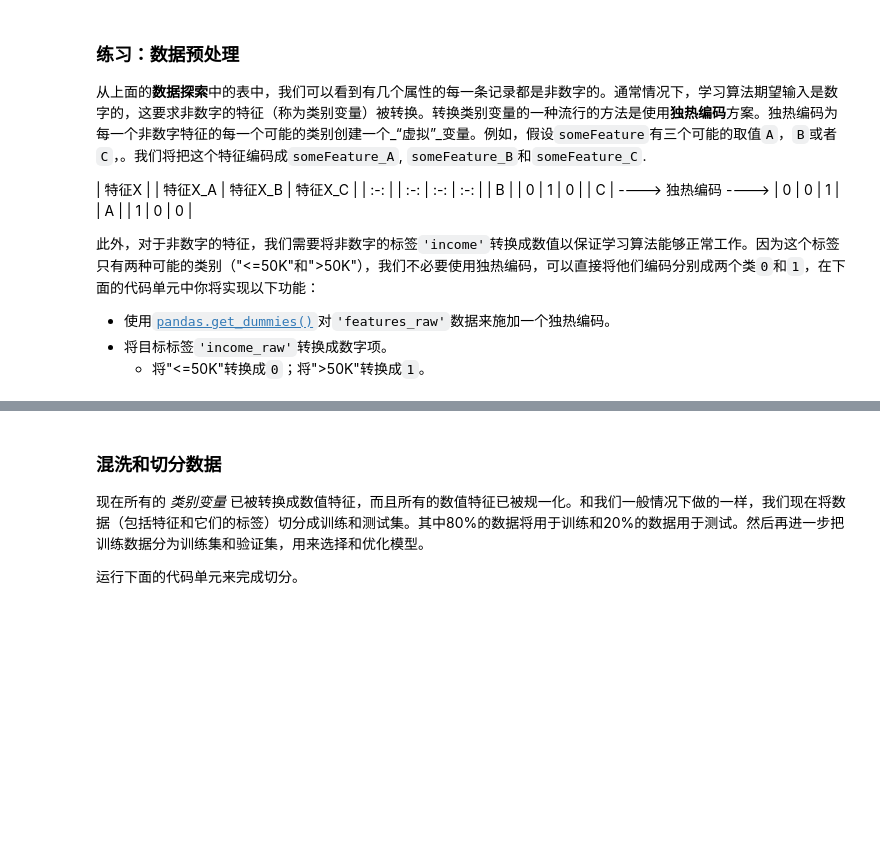
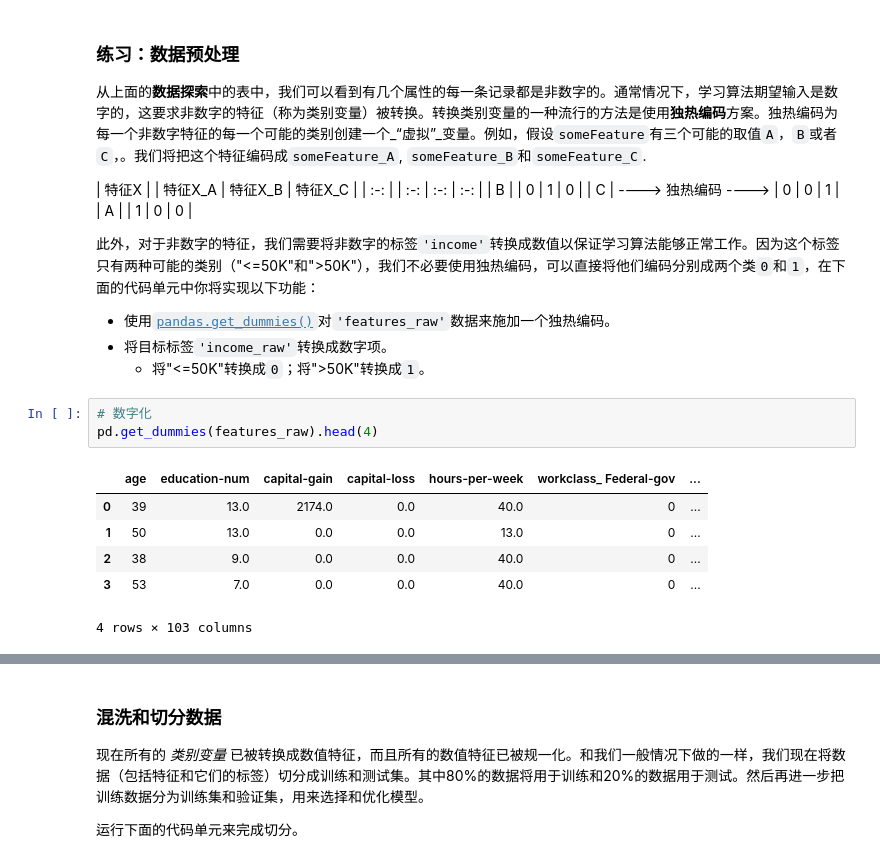
Before and after one commit to le773/PythonDebug, a Jupyter notebook: Q1finding_donors/finding_donors.ipynb, the cells around one changed output, grey strips where cells are left out. Drawn from its saved outputs; the diff is of its cells as text; blank space fills up the shorter version.

```diff
--- a/Q1finding_donors/finding_donors.ipynb
+++ b/Q1finding_donors/finding_donors.ipynb
@@ -166,3 +186,13 @@ display(features_raw.head(n = 1))
  - 使用[`pandas.get_dummies()`](http://pandas.pydata.org/pandas-docs/stable/generated/pandas.get_dummies.html?highlight=get_dummies#pandas.get_dummies)对`'features_raw'`数据来施加一个独热编码。
  - 将目标标签`'income_raw'`转换成数字项。
    - 将"<=50K"转换成`0`；将">50K"转换成`1`。
+# %%
+# 数字化
+pd.get_dummies(features_raw).head(4)
+# %% [output]
+|  | age | education-num | capital-gain | capital-loss | hours-per-week | workclass_ Federal-gov | ... |
+| 0 | 39 | 13.0 | 2174.0 | 0.0 | 40.0 | 0 | ... |
+| 1 | 50 | 13.0 | 0.0 | 0.0 | 13.0 | 0 | ... |
+| 2 | 38 | 9.0 | 0.0 | 0.0 | 40.0 | 0 | ... |
+| 3 | 53 | 7.0 | 0.0 | 0.0 | 40.0 | 0 | ... |
+4 rows × 103 columns
```
Also changed, not shown: parts of 17 cells of this notebook.
